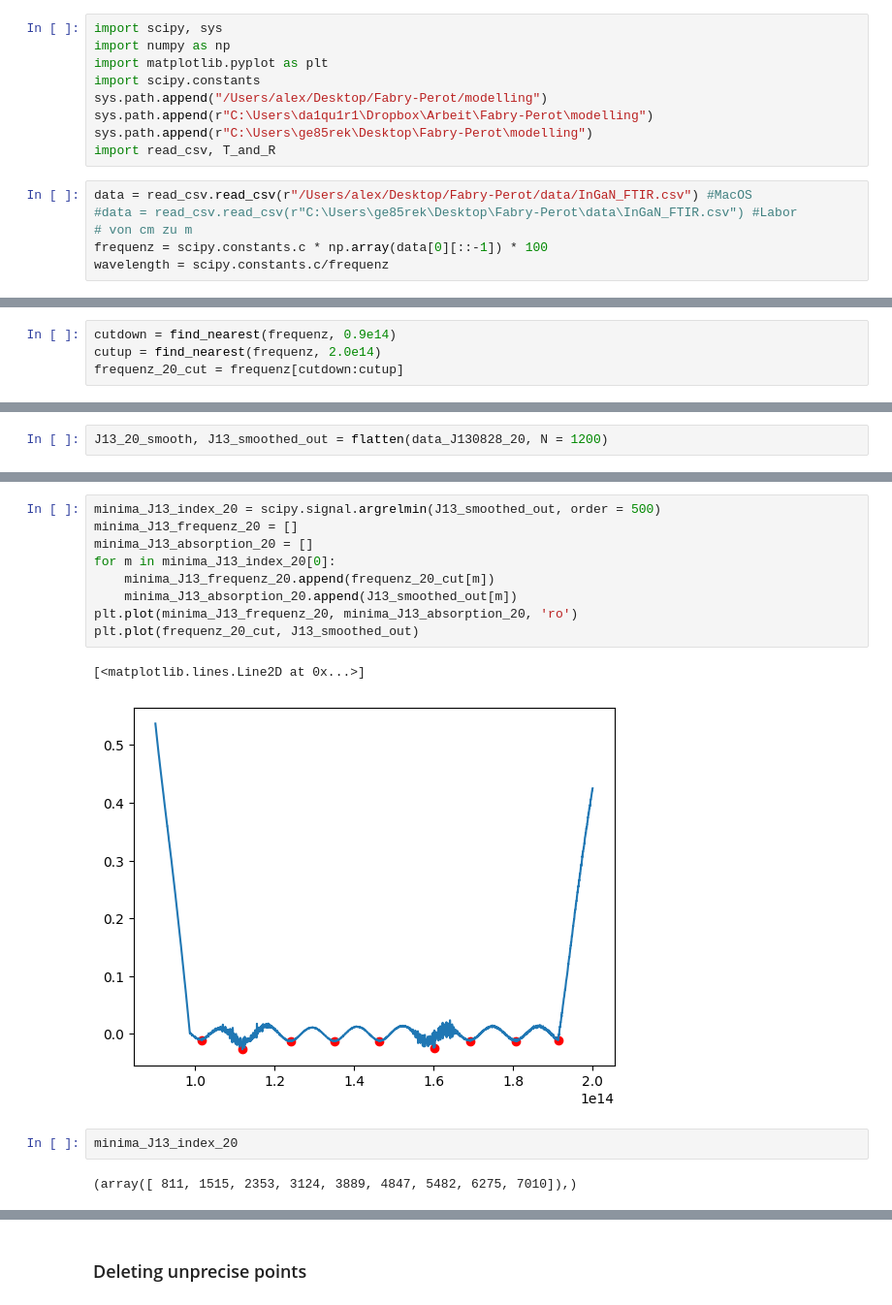
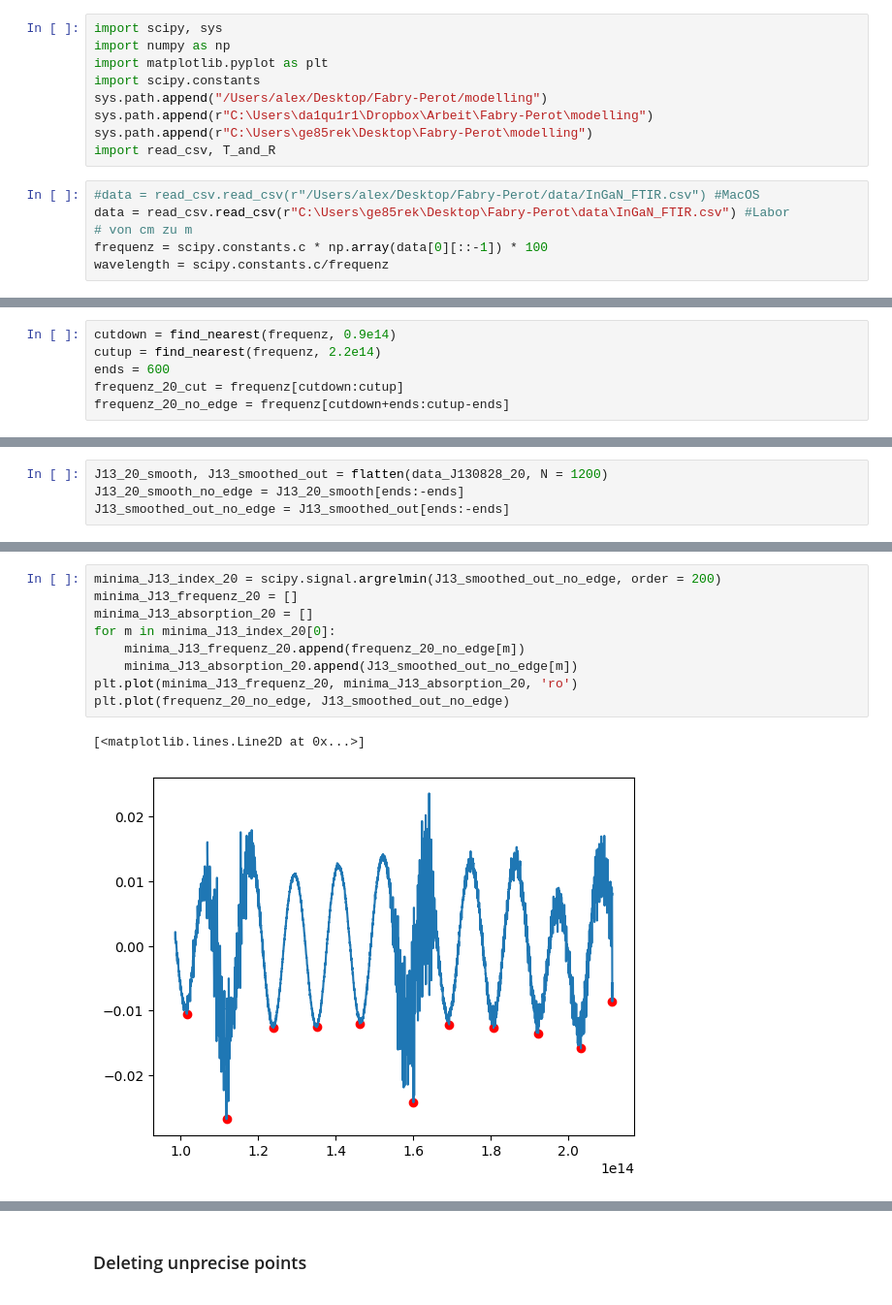
Before and after one commit to alexburg14/Fabry-Perot, a Jupyter notebook: calc_refractive/J130828.ipynb, the cells around one changed output, grey strips where cells are left out. Shown at 97% size. Drawn from its saved outputs; the diff is of its cells as text.

```diff
--- a/calc_refractive/J130828.ipynb
+++ b/calc_refractive/J130828.ipynb
@@ -8,8 +8,8 @@ sys.path.append(r"C:\Users\da1qu1r1\Dropbox\Arbeit\Fabry-Perot\modelling")
 sys.path.append(r"C:\Users\ge85rek\Desktop\Fabry-Perot\modelling")
 import read_csv, T_and_R
 # %%
-data = read_csv.read_csv(r"/Users/alex/Desktop/Fabry-Perot/data/InGaN_FTIR.csv") #MacOS
-#data = read_csv.read_csv(r"C:\Users\ge85rek\Desktop\Fabry-Perot\data\InGaN_FTIR.csv") #Labor
+#data = read_csv.read_csv(r"/Users/alex/Desktop/Fabry-Perot/data/InGaN_FTIR.csv") #MacOS
+data = read_csv.read_csv(r"C:\Users\ge85rek\Desktop\Fabry-Perot\data\InGaN_FTIR.csv") #Labor
 # von cm zu m
 frequenz = scipy.constants.c * np.array(data[0][::-1]) * 100
 wavelength = scipy.constants.c/frequenz
@@ -46,7 +46,9 @@ def refractive_index(m,L,f):
     return n
 # %%
 cutdown = find_nearest(frequenz, 0.9e14)
-cutup = find_nearest(frequenz, 2.0e14)
+cutup = find_nearest(frequenz, 2.2e14)
+ends = 600
 frequenz_20_cut = frequenz[cutdown:cutup]
+frequenz_20_no_edge = frequenz[cutdown+ends:cutup-ends]
 # %%
 data_J130828_20 = data[8][::-1][cutdown:cutup]
@@ -53,3 +56,5 @@ data_J130828_20 = data[8][::-1][cutdown:cutup]
 # %%
 J13_20_smooth, J13_smoothed_out = flatten(data_J130828_20, N = 1200)
+J13_20_smooth_no_edge = J13_20_smooth[ends:-ends]
+J13_smoothed_out_no_edge = J13_smoothed_out[ends:-ends]
 # %%
@@ -62,16 +67,12 @@ plt.plot(frequenz_20_cut, J13_smoothed_out)
 # %%
-minima_J13_index_20 = scipy.signal.argrelmin(J13_smoothed_out, order = 500)
+minima_J13_index_20 = scipy.signal.argrelmin(J13_smoothed_out_no_edge, order = 200)
 minima_J13_frequenz_20 = []
 minima_J13_absorption_20 = []
 for m in minima_J13_index_20[0]:
-    minima_J13_frequenz_20.append(frequenz_20_cut[m])
-    minima_J13_absorption_20.append(J13_smoothed_out[m])
+    minima_J13_frequenz_20.append(frequenz_20_no_edge[m])
+    minima_J13_absorption_20.append(J13_smoothed_out_no_edge[m])
 plt.plot(minima_J13_frequenz_20, minima_J13_absorption_20, 'ro')
-plt.plot(frequenz_20_cut, J13_smoothed_out)
+plt.plot(frequenz_20_no_edge, J13_smoothed_out_no_edge)
 # %% [output]
 [<matplotlib.lines.Line2D at 0x...>]
-[figure, old version]
+[figure, new version]
-# %%
-minima_J13_index_20
-# %% [output]
-(array([ 811, 1515, 2353, 3124, 3889, 4847, 5482, 6275, 7010]),)
```
Also changed, not shown: parts of 37 cells of this notebook, 2 other files.
